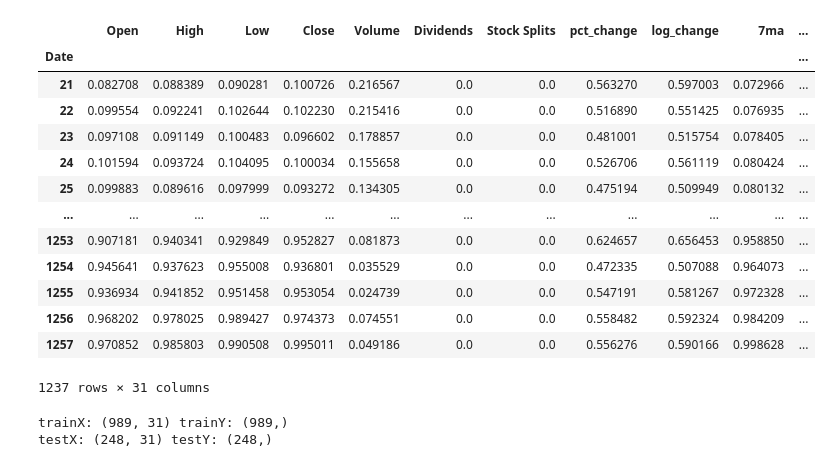
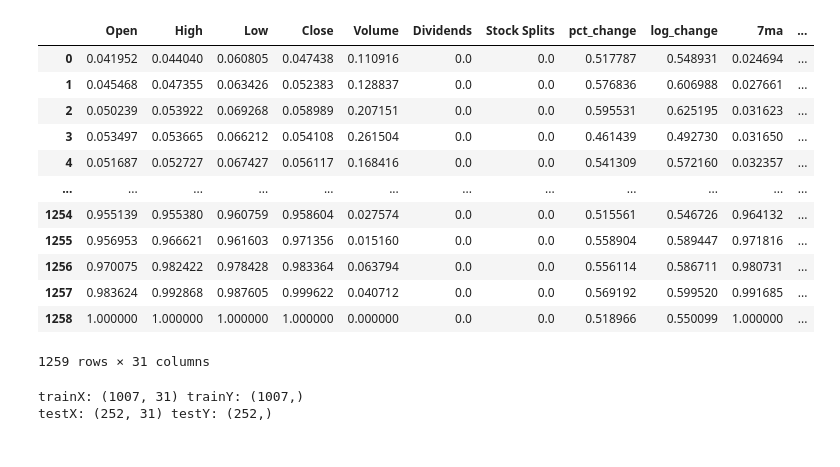
Before and after one commit to algebra2boy/GAN-StockPrediction, a Jupyter notebook: 3. GAN.ipynb, the cells around one changed output. Saved outputs shown, nothing was run; the diff lists cells and outputs as text; code cells hidden in the pictures.

```diff
--- a/3. GAN.ipynb
+++ b/3. GAN.ipynb
@@ -14,23 +14,22 @@ import math
 # torch.manual_seed(42)
 # np.random.seed(42)
 # %%
-data = pd.read_csv("preprocessed_stock_data.csv", index_col='Date')
+data = pd.read_csv("preprocessed_stock_data.csv", index_col=0)
 data
 # %% [output]
 |  | Open | High | Low | Close | Volume | Dividends | Stock Splits | pct_change | log_change | 7ma | ... |
-| Date |  |  |  |  |  |  |  |  |  |  | ... |
-| 21 | 0.082708 | 0.088389 | 0.090281 | 0.100726 | 0.216567 | 0.0 | 0.0 | 0.563270 | 0.597003 | 0.072966 | ... |
-| 22 | 0.099554 | 0.092241 | 0.102644 | 0.102230 | 0.215416 | 0.0 | 0.0 | 0.516890 | 0.551425 | 0.076935 | ... |
-| 23 | 0.097108 | 0.091149 | 0.100483 | 0.096602 | 0.178857 | 0.0 | 0.0 | 0.481001 | 0.515754 | 0.078405 | ... |
-| 24 | 0.101594 | 0.093724 | 0.104095 | 0.100034 | 0.155658 | 0.0 | 0.0 | 0.526706 | 0.561119 | 0.080424 | ... |
-| 25 | 0.099883 | 0.089616 | 0.097999 | 0.093272 | 0.134305 | 0.0 | 0.0 | 0.475194 | 0.509949 | 0.080132 | ... |
+| 0 | 0.041952 | 0.044040 | 0.060805 | 0.047438 | 0.110916 | 0.0 | 0.0 | 0.517787 | 0.548931 | 0.024694 | ... |
+| 1 | 0.045468 | 0.047355 | 0.063426 | 0.052383 | 0.128837 | 0.0 | 0.0 | 0.576836 | 0.606988 | 0.027661 | ... |
+| 2 | 0.050239 | 0.053922 | 0.069268 | 0.058989 | 0.207151 | 0.0 | 0.0 | 0.595531 | 0.625195 | 0.031623 | ... |
+| 3 | 0.053497 | 0.053665 | 0.066212 | 0.054108 | 0.261504 | 0.0 | 0.0 | 0.461439 | 0.492730 | 0.031650 | ... |
+| 4 | 0.051687 | 0.052727 | 0.067427 | 0.056117 | 0.168416 | 0.0 | 0.0 | 0.541309 | 0.572160 | 0.032357 | ... |
 | ... | ... | ... | ... | ... | ... | ... | ... | ... | ... | ... | ... |
-| 1253 | 0.907181 | 0.940341 | 0.929849 | 0.952827 | 0.081873 | 0.0 | 0.0 | 0.624657 | 0.656453 | 0.958850 | ... |
-| 1254 | 0.945641 | 0.937623 | 0.955008 | 0.936801 | 0.035529 | 0.0 | 0.0 | 0.472335 | 0.507088 | 0.964073 | ... |
-| 1255 | 0.936934 | 0.941852 | 0.951458 | 0.953054 | 0.024739 | 0.0 | 0.0 | 0.547191 | 0.581267 | 0.972328 | ... |
-| 1256 | 0.968202 | 0.978025 | 0.989427 | 0.974373 | 0.074551 | 0.0 | 0.0 | 0.558482 | 0.592324 | 0.984209 | ... |
-| 1257 | 0.970852 | 0.985803 | 0.990508 | 0.995011 | 0.049186 | 0.0 | 0.0 | 0.556276 | 0.590166 | 0.998628 | ... |
+| 1254 | 0.955139 | 0.955380 | 0.960759 | 0.958604 | 0.027574 | 0.0 | 0.0 | 0.515561 | 0.546726 | 0.964132 | ... |
+| 1255 | 0.956953 | 0.966621 | 0.961603 | 0.971356 | 0.015160 | 0.0 | 0.0 | 0.558904 | 0.589447 | 0.971816 | ... |
+| 1256 | 0.970075 | 0.982422 | 0.978428 | 0.983364 | 0.063794 | 0.0 | 0.0 | 0.556114 | 0.586711 | 0.980731 | ... |
+| 1257 | 0.983624 | 0.992868 | 0.987605 | 0.999622 | 0.040712 | 0.0 | 0.0 | 0.569192 | 0.599520 | 0.991685 | ... |
+| 1258 | 1.000000 | 1.000000 | 1.000000 | 1.000000 | 0.000000 | 0.0 | 0.0 | 0.518966 | 0.550099 | 1.000000 | ... |
-1237 rows × 31 columns
+1259 rows × 31 columns
 # %%
 data['y'] = data['Close']
 
@@ -55,8 +54,8 @@ test_x = x_scaler.transform(test_x)
 train_y = y_scaler.fit_transform(train_y.reshape(-1, 1))
 test_y = y_scaler.transform(test_y.reshape(-1, 1))
 # %% [output]
-trainX: (989, 31) trainY: (989,)
-testX: (248, 31) testY: (248,)
+trainX: (1007, 31) trainY: (1007,)
+testX: (252, 31) testY: (252,)
 # %%
 class VAE(nn.Module):
     def __init__(self, input_dim, hidden_dims, latent_dim):
```
Also changed, not shown: parts of 7 cells of this notebook, 5 other files.
